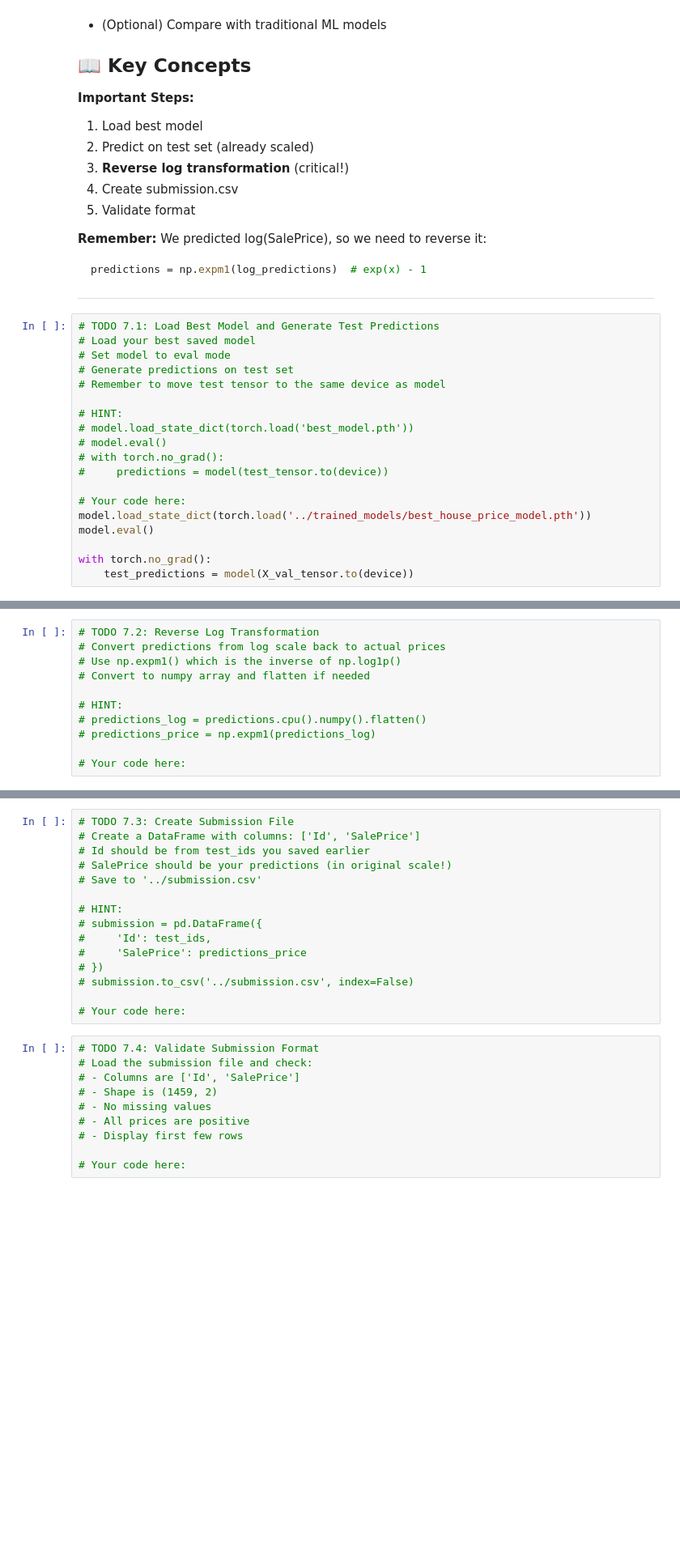
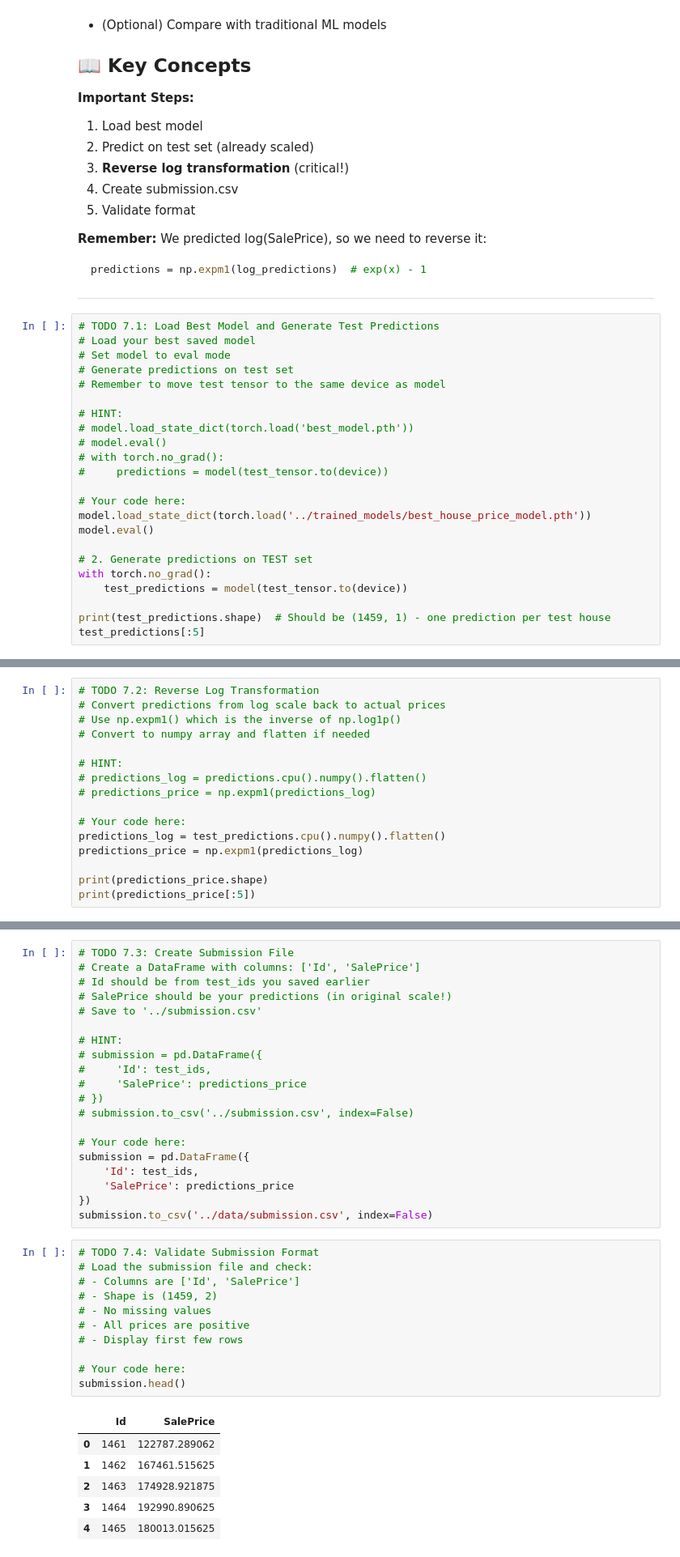
Before and after one commit to Tuminha/House-Prices-Prediction, a Jupyter notebook: notebooks/house_prices.ipynb, the cells around one changed output, grey strips where cells are left out. Shown at 81% size. Drawn from its saved outputs; the diff is of its cells as text; blank space fills up the shorter version.

```diff
--- a/notebooks/house_prices.ipynb
+++ b/notebooks/house_prices.ipynb
@@ -1749,5 +1749,9 @@ predictions = np.expm1(log_predictions)  # exp(x) - 1
 model.load_state_dict(torch.load('../trained_models/best_house_price_model.pth'))
 model.eval()
 
+# 2. Generate predictions on TEST set
 with torch.no_grad():
-    test_predictions = model(X_val_tensor.to(device))
+    test_predictions = model(test_tensor.to(device))
+
+print(test_predictions.shape)  # Should be (1459, 1) - one prediction per test house
+test_predictions[:5]
@@ -1762,3 +1773,8 @@ with torch.no_grad():
 # predictions_price = np.expm1(predictions_log)
 
 # Your code here:
+predictions_log = test_predictions.cpu().numpy().flatten()
+predictions_price = np.expm1(predictions_log)
+
+print(predictions_price.shape)
+print(predictions_price[:5])
@@ -1777,16 +1796,29 @@ with torch.no_grad():
 # submission.to_csv('../submission.csv', index=False)
 
 # Your code here:
+submission = pd.DataFrame({
+    'Id': test_ids,
+    'SalePrice': predictions_price
+})
+submission.to_csv('../data/submission.csv', index=False)
 # %%
 # TODO 7.4: Validate Submission Format
 # Load the submission file and check:
 # - Columns are ['Id', 'SalePrice']
 # - Shape is (1459, 2)
 # - No missing values
 # - All prices are positive
 # - Display first few rows
 
 # Your code here:
+submission.head()
+# %% [output]
+|  | Id | SalePrice |
+| 0 | 1461 | 122787.289062 |
+| 1 | 1462 | 167461.515625 |
+| 2 | 1463 | 174928.921875 |
+| 3 | 1464 | 192990.890625 |
+| 4 | 1465 | 180013.015625 |
 # %%
 # TODO 7.5: Save Model and Metadata
 # Save:
```
Also changed, not shown: parts of 12 cells of this notebook, 8 other files.
